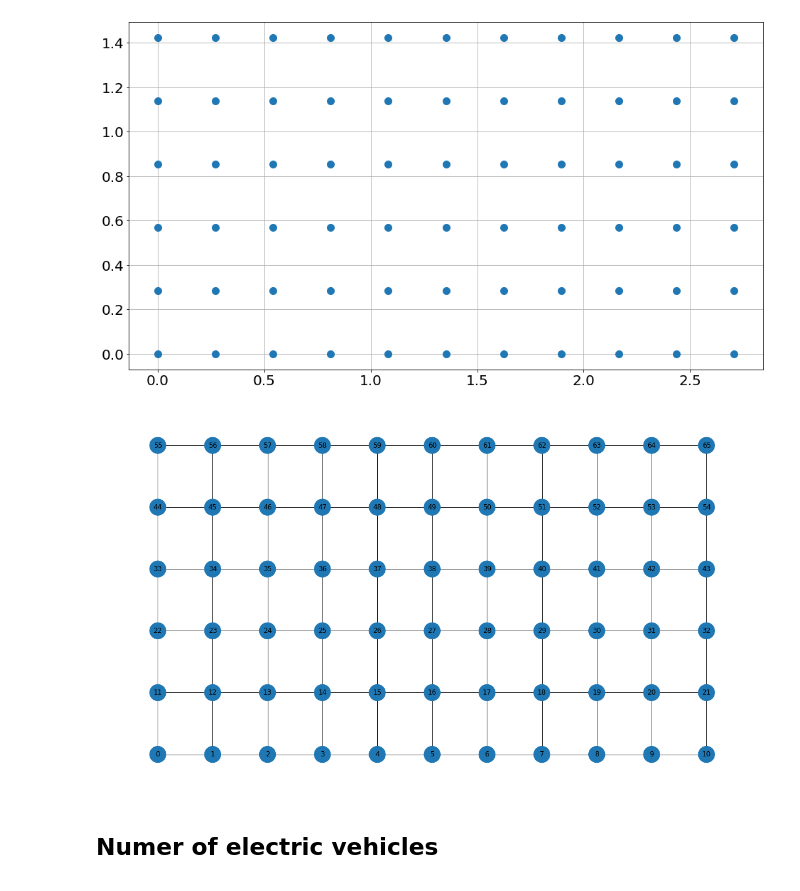
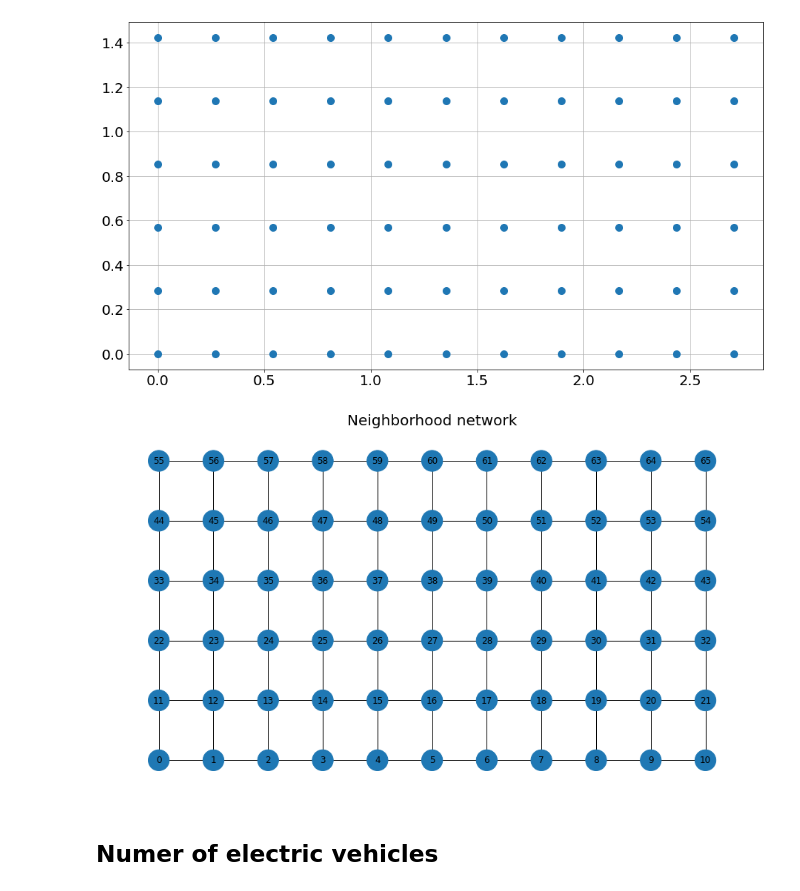
Before and after one commit to dpalatynski/Master-Thesis, a Jupyter notebook: Networks - small neighbourhood.ipynb, the cells around one changed output. Saved outputs shown, nothing was run; the diff lists cells and outputs as text; code cells hidden in the pictures.

```diff
--- a/Networks - small neighbourhood.ipynb
+++ b/Networks - small neighbourhood.ipynb
@@ -56,9 +56,11 @@ for i, node in enumerate(G.nodes()):
     pos[node] = COORDINATES[i]
 # %%
 plt.figure(figsize=(16, 9))
+plt.title('Neighborhood network', fontsize=20)
 nx.draw(G, pos=pos, with_labels=True, node_size=[800]*len(G))
+plt.savefig('neigh_network.eps', format='eps')
 # %% [output]
-[figure, old version]
+[figure, new version]
 # %%
 NUMBER_OF_NODES = NUMBER_OF_NODES_HEIGHT*NUMBER_OF_NODES_WIDTH
 # %% [markdown]
```
Also changed, not shown: parts of 3 cells of this notebook, 18 other files.
